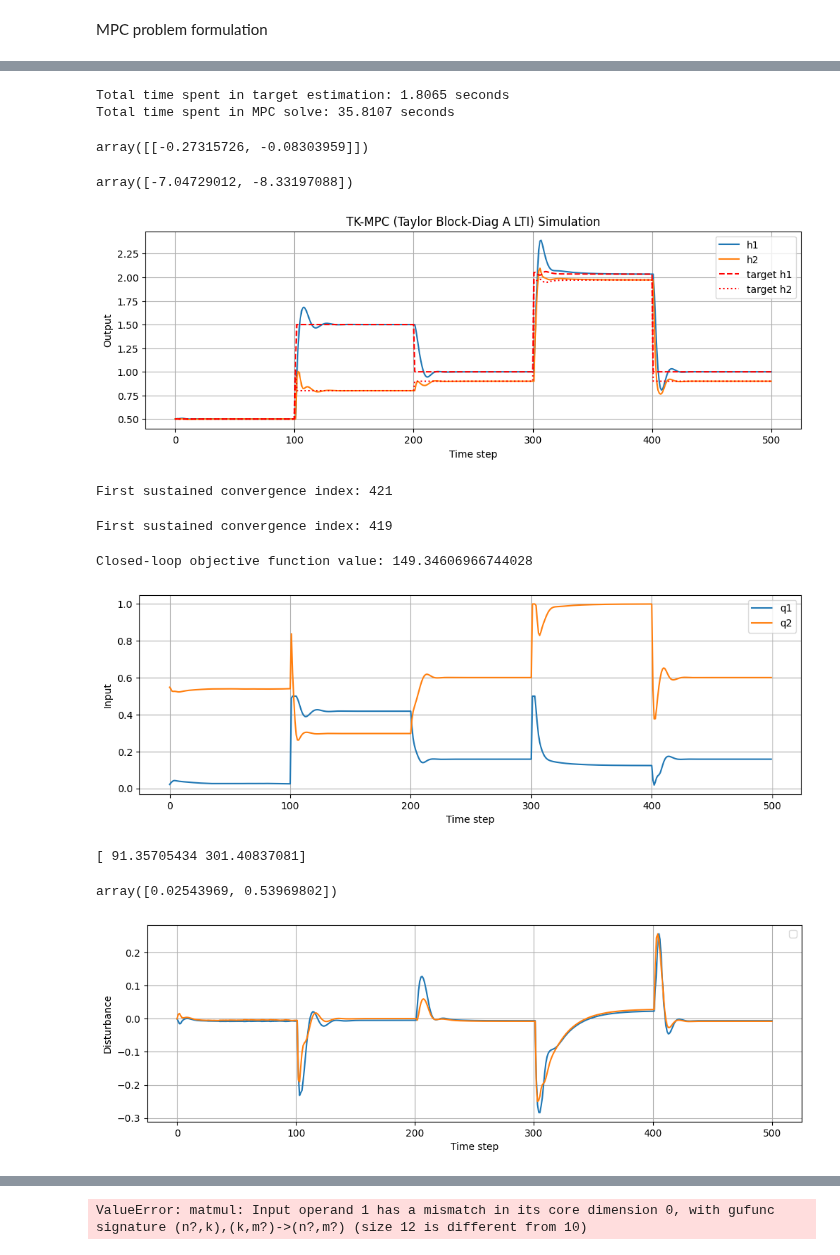
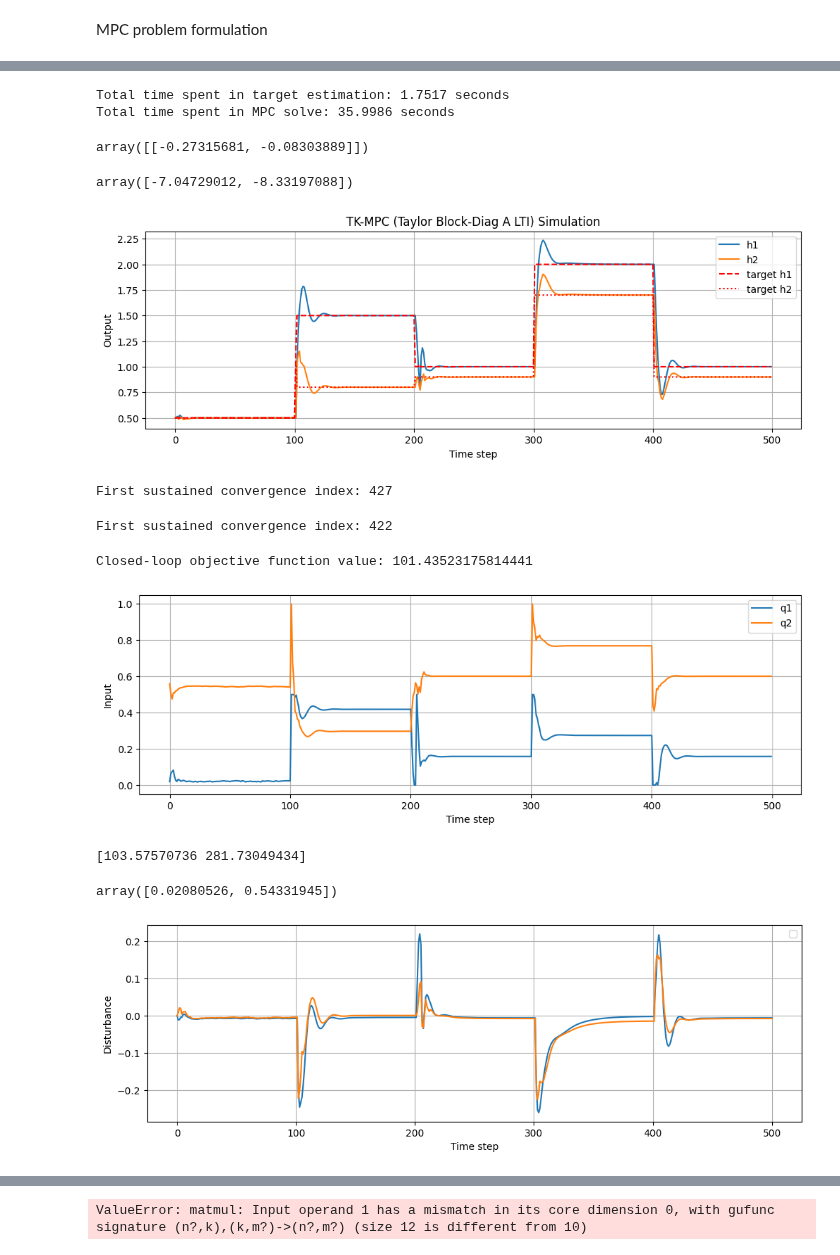
Before and after one commit to PatrikValabek/offset-free-koopman-mpc, a Jupyter notebook: control/offset_free_JT.ipynb, the cells around one changed output, grey strips where cells are left out. Drawn from its saved outputs; the diff is of its cells as text; code cells hidden in the pictures.

```diff
--- a/control/offset_free_JT.ipynb
+++ b/control/offset_free_JT.ipynb
@@ -274,6 +274,7 @@ for k in range(sim_time):
             problem.nodes[4],
             torch.from_numpy(T_real@zs_sim[:nz, k]).float(),
         )@T_real
+        J_t = C
         Qz = J_t.T@Qy@J_t
         Qz_psd = Qz + 1e-8 * np.eye(Qz.shape[0])
         mpc.build_problem(Qz_psd)
@@ -311,31 +312,33 @@ for k in range(sim_time):
 print(f"Total time spent in target estimation: {total_time_target:.4f} seconds")
 print(f"Total time spent in MPC solve: {total_time_mpc:.4f} seconds")
 # %% [output]
-Total time spent in target estimation: 1.8065 seconds
-Total time spent in MPC solve: 35.8107 seconds
+Total time spent in target estimation: 1.7517 seconds
+Total time spent in MPC solve: 35.9986 seconds
 # %%
 J@z_sim[:nz, k] + get_y(T_real@zs_sim[:, k]) - J@zs_sim[:, k] + z_sim[nz:,k]
 # %% [output]
-array([[-0.27315726, -0.08303959]])
+array([[-0.27315681, -0.08303889]])
 # %%
 loaded_setup["y_min"]
 # %% [output]
 array([-7.04729012, -8.33197088])
 # %%
 # plot results
+fom = 0
+to = 500
 plt.figure(figsize=(12, 8))
 plt.subplot(2, 1, 1)
-plt.plot(y_sim_descaled[0,0:], label='h1')
-plt.plot(y_sim_descaled[1,0:], label='h2')
-plt.plot(scaler.inverse_transform(ys_sim.T).T[0,:], color='red', linestyle='--', label='target h1')
-plt.plot(scaler.inverse_transform(ys_sim.T).T[1,:], color='red', linestyle=':', label='target h2')
+plt.plot(y_sim_descaled[0,fom:to], label='h1')
+plt.plot(y_sim_descaled[1,fom:to], label='h2')
+plt.plot(scaler.inverse_transform(ys_sim.T).T[0,fom:to], color='red', linestyle='--', label='target h1')
+plt.plot(scaler.inverse_transform(ys_sim.T).T[1,fom:to], color='red', linestyle=':', label='target h2')
 plt.xlabel('Time step')
 plt.ylabel('Output')
 plt.title('TK-MPC (Taylor Block-Diag A LTI) Simulation')
 plt.legend()
 plt.grid(True)
 # %% [output]
-[figure, old version]
+[figure, new version]
 # %%
 e = 0.01  # Tolerance
 
@@ -349,7 +352,7 @@ for i in range(len(y_sim[0])):
 else:
     print("No sustained convergence found.")
 # %% [output]
-First sustained convergence index: 421
+First sustained convergence index: 427
 # %%
 e = 0.01  # Tolerance
 
@@ -363,11 +366,12 @@ for i in range(len(y_sim[0])):
 else:
     print("No sustained convergence found.")
 # %% [output]
-First sustained convergence index: 419
+First sustained convergence index: 422
 # %%
 # Compute the closed-loop value of the objective function
 Qu = loaded_setup['Qu']
 objective_value = 0
+sim_time = 500
 for k in range(sim_time):
     y_diff = y_sim[:, k] - loaded_setup["reference"][:, k]
     u_diff = u_sim[:, k] - u_sim[:, k-1]
@@ -377,7 +381,7 @@ for k in range(sim_time):
 
 print(f"Closed-loop objective function value: {objective_value}")
 # %% [output]
-Closed-loop objective function value: 149.34606966744028
+Closed-loop objective function value: 101.43523175814441
 # %%
 # plot results
 plt.figure(figsize=(12, 8))
@@ -389,16 +393,16 @@ plt.ylabel('Input')
 plt.legend()
 plt.grid(True)
 # %% [output]
-[figure, old version]
+[figure, new version]
 # %%
 u_sum_abs = np.sum(np.abs(u_sim_descaled), axis=1)
 print(u_sum_abs)
 # %% [output]
-[ 91.35705434 301.40837081]
+[103.57570736 281.73049434]
 # %%
 u_sim_descaled[:,49]
 # %% [output]
-array([0.02543969, 0.53969802])
+array([0.02080526, 0.54331945])
 # %%
 plt.figure(figsize=(12, 8))
 plt.subplot(2, 1, 1)
@@ -408,7 +412,7 @@ plt.ylabel('Disturbance')
 plt.legend()
 plt.grid(True)
 # %% [output]
-[figure, old version]
+[figure, new version]
 # %%
 plt.figure(figsize=(12, 8))
 plt.subplot(2, 1, 1)
```
Also changed, not shown: parts of 4 cells of this notebook, 17 other files.
